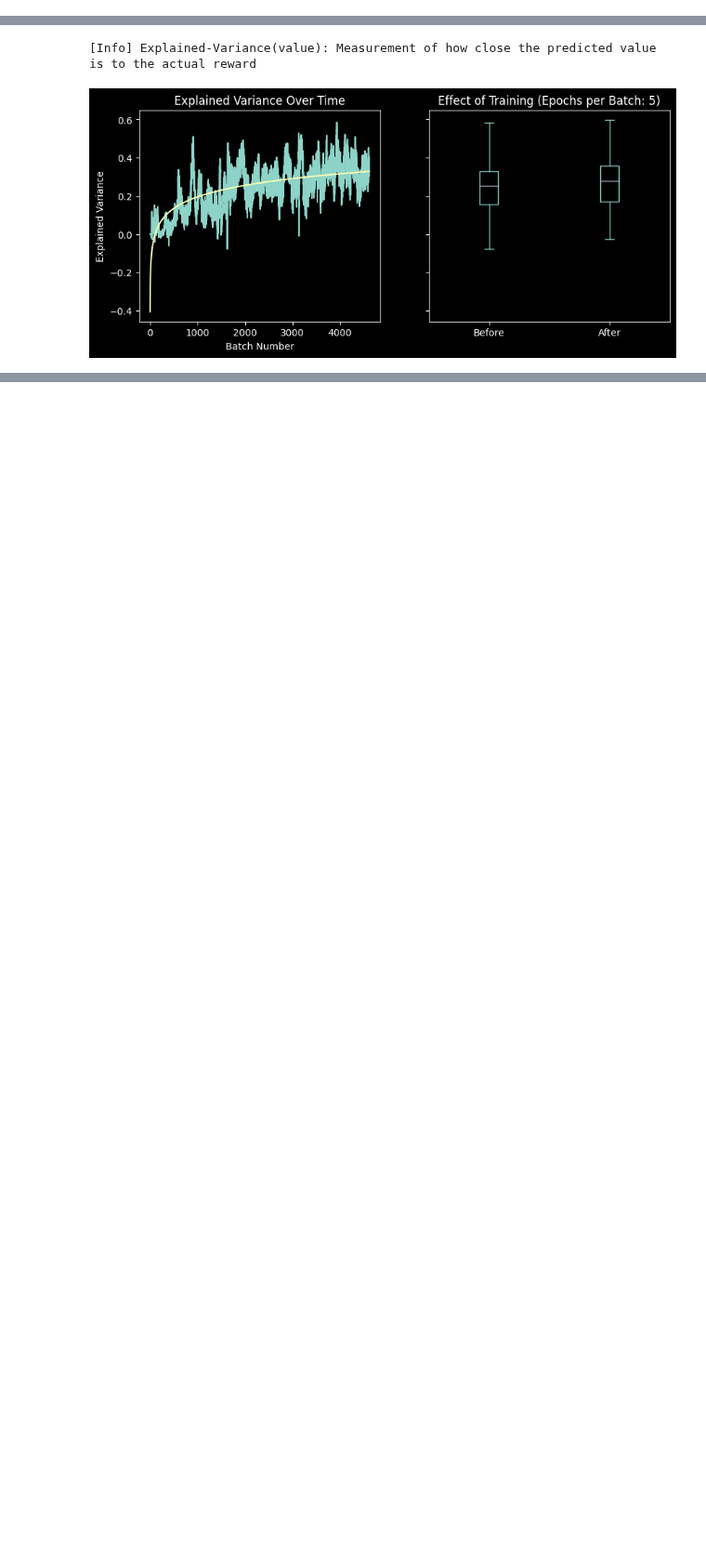
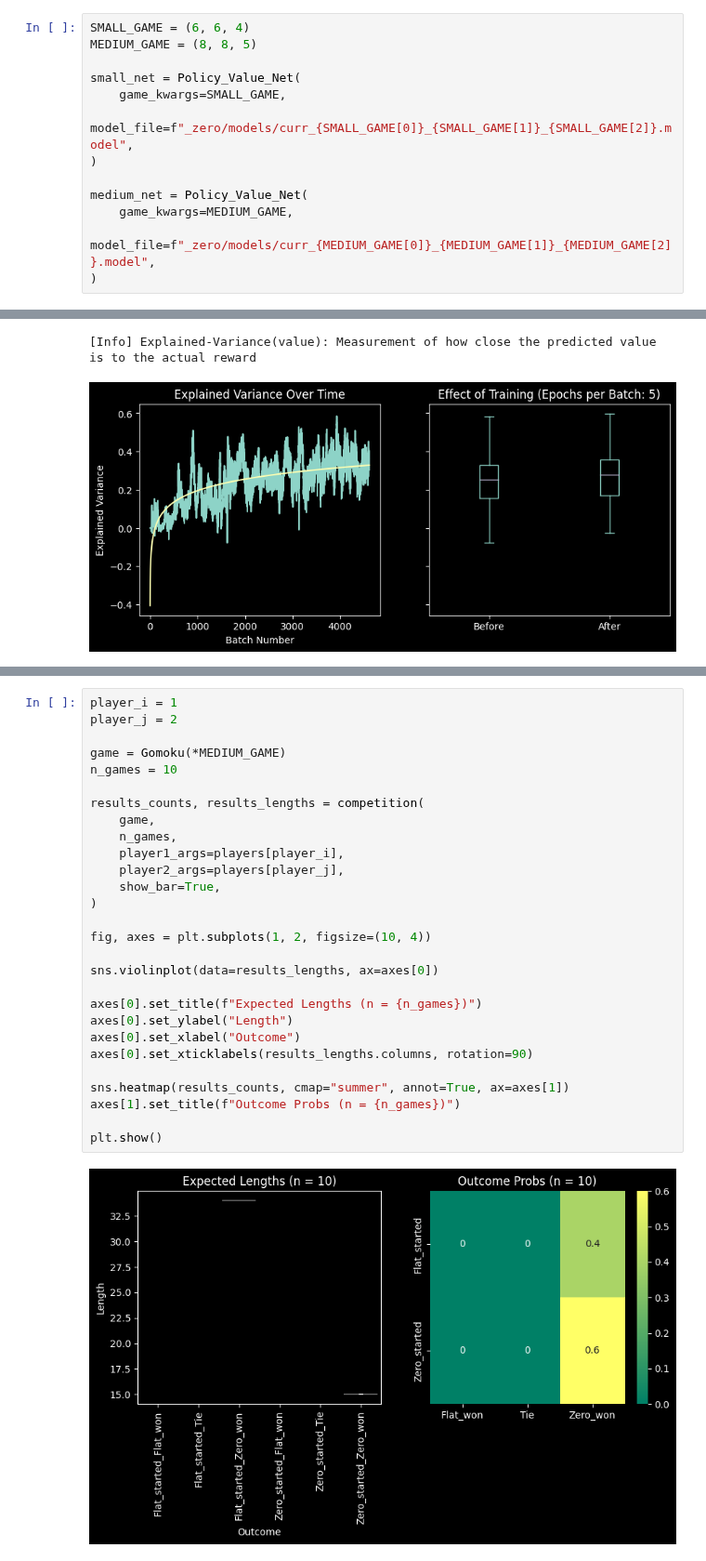
Before and after one commit to yamaceay/gomoku, a Jupyter notebook: stats.ipynb, the cells around one changed output, grey strips where cells are left out. Shown at 93% size. Drawn from its saved outputs; the diff is of its cells as text; blank space fills up the shorter version.

```diff
--- a/stats.ipynb
+++ b/stats.ipynb
@@ -33,6 +37,19 @@ def corr(df: pd.DataFrame, f1: str, f2: str) -> float:
 
 def autocorr(df: pd.DataFrame, f: str) -> float:
     return corr(df, "timestamp", f)
+# %%
+SMALL_GAME = (6, 6, 4)
+MEDIUM_GAME = (8, 8, 5)
+
+small_net = Policy_Value_Net(
+    game_kwargs=SMALL_GAME,
+    model_file=f"_zero/models/curr_{SMALL_GAME[0]}_{SMALL_GAME[1]}_{SMALL_GAME[2]}.model",
+)
+
+medium_net = Policy_Value_Net(
+    game_kwargs=MEDIUM_GAME,
+    model_file=f"_zero/models/curr_{MEDIUM_GAME[0]}_{MEDIUM_GAME[1]}_{MEDIUM_GAME[2]}.model",
+)
 # %%
 train_keys = {
     "kl": float,
@@ -315,0 +396,30 @@ plt.show()
+# %%
+player_i = 1
+player_j = 2
+
+game = Gomoku(*MEDIUM_GAME)
+n_games = 10
+
+results_counts, results_lengths = competition(
+    game,
+    n_games,
+    player1_args=players[player_i],
+    player2_args=players[player_j],
+    show_bar=True,
+)
+
+fig, axes = plt.subplots(1, 2, figsize=(10, 4))
+
+sns.violinplot(data=results_lengths, ax=axes[0])
+
+axes[0].set_title(f"Expected Lengths (n = {n_games})")
+axes[0].set_ylabel("Length")
+axes[0].set_xlabel("Outcome")
+axes[0].set_xticklabels(results_lengths.columns, rotation=90)
+
+sns.heatmap(results_counts, cmap="summer", annot=True, ax=axes[1])
+axes[1].set_title(f"Outcome Probs (n = {n_games})")
+
+plt.show()
+# %% [output]
+[figure, added]
```
Also changed, not shown: parts of 6 cells of this notebook.
